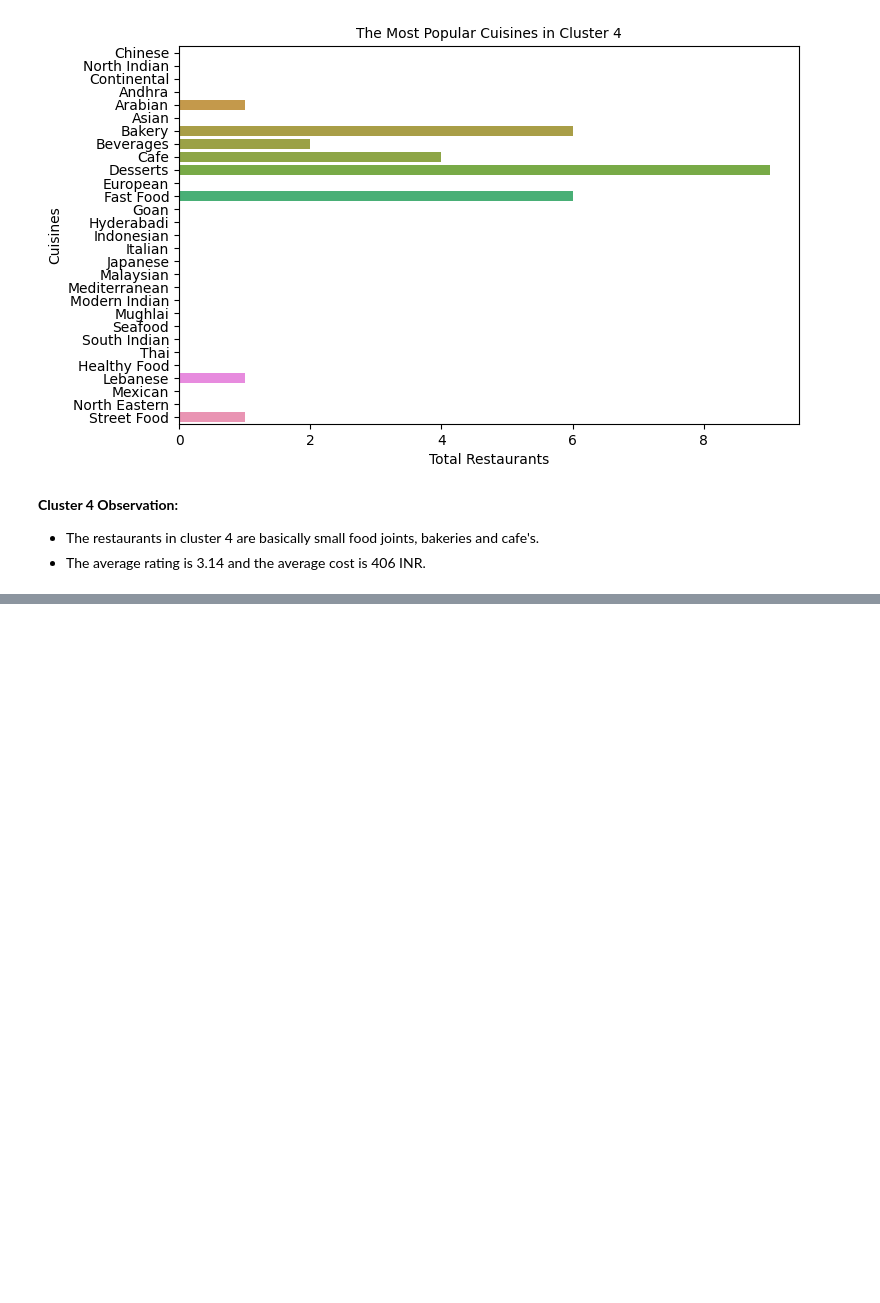
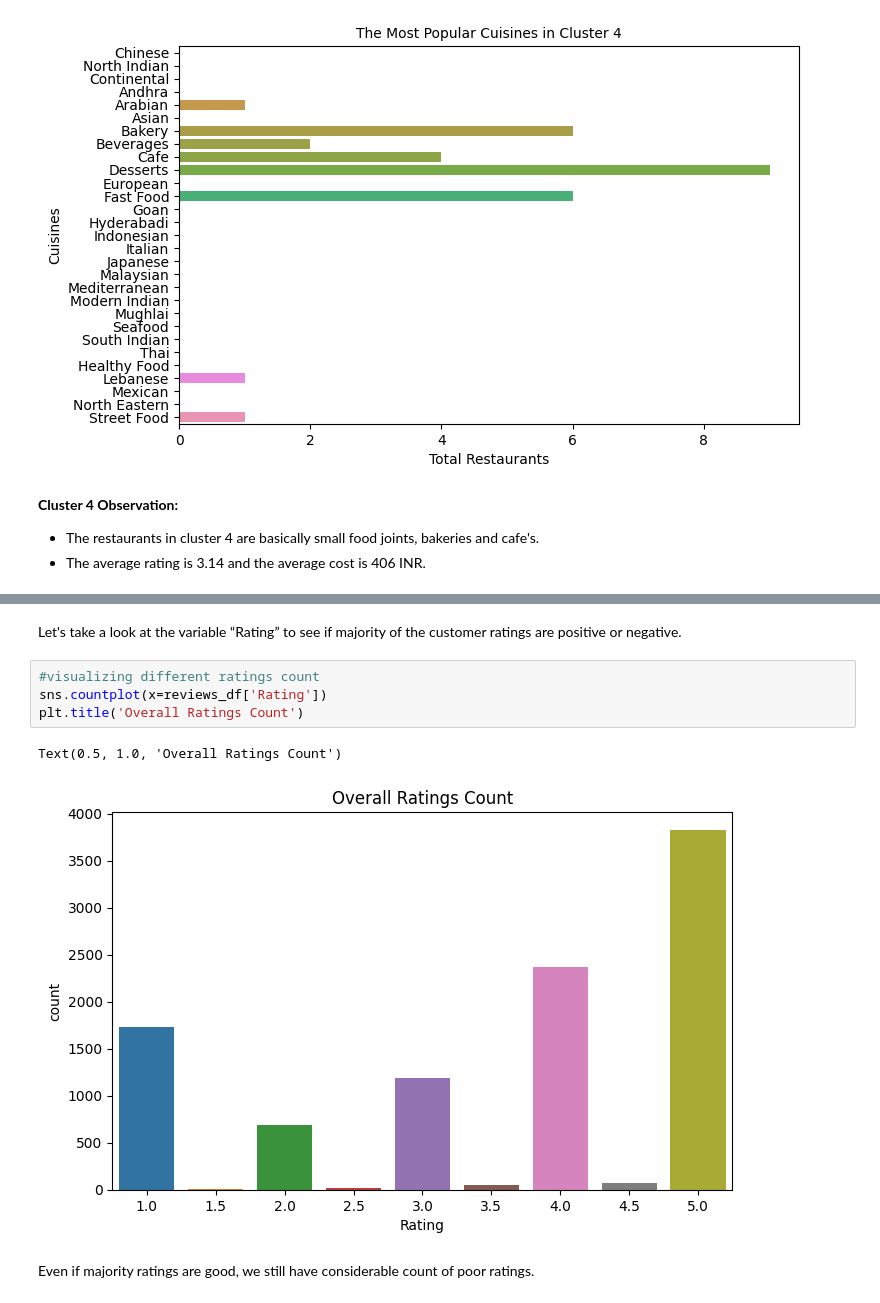
Before and after one commit to vithika-karan/Zomato-Restaurant-Clustering-and-Sentiment-Analysis, a Jupyter notebook: Zomato_Restaurant_Clustering_and_Sentiment_Analysis_Vithika_Karan.ipynb, the cells around one changed output, grey strips where cells are left out. Saved outputs shown, nothing was run; the diff lists cells and outputs as text; blank space fills up the shorter version.

```diff
--- a/Zomato_Restaurant_Clustering_and_Sentiment_Analysis_Vithika_Karan.ipynb
+++ b/Zomato_Restaurant_Clustering_and_Sentiment_Analysis_Vithika_Karan.ipynb
@@ -1053,0 +1089,12 @@ cluster_cuisines(names_df[names_df['label']==4],'Cluster 4')
+# %% [markdown]
+Let's take a look at the variable “Rating” to see if majority of the customer ratings are positive or negative.
+# %%
+#visualizing different ratings count
+sns.countplot(x=reviews_df['Rating'])
+plt.title('Overall Ratings Count')
+# %% [output]
+Text(0.5, 1.0, 'Overall Ratings Count')
+[figure, added]
+# %% [markdown]
+
+Even if majority ratings are good, we still have considerable count of poor ratings.
```
Also changed, not shown: parts of 20 cells of this notebook.
